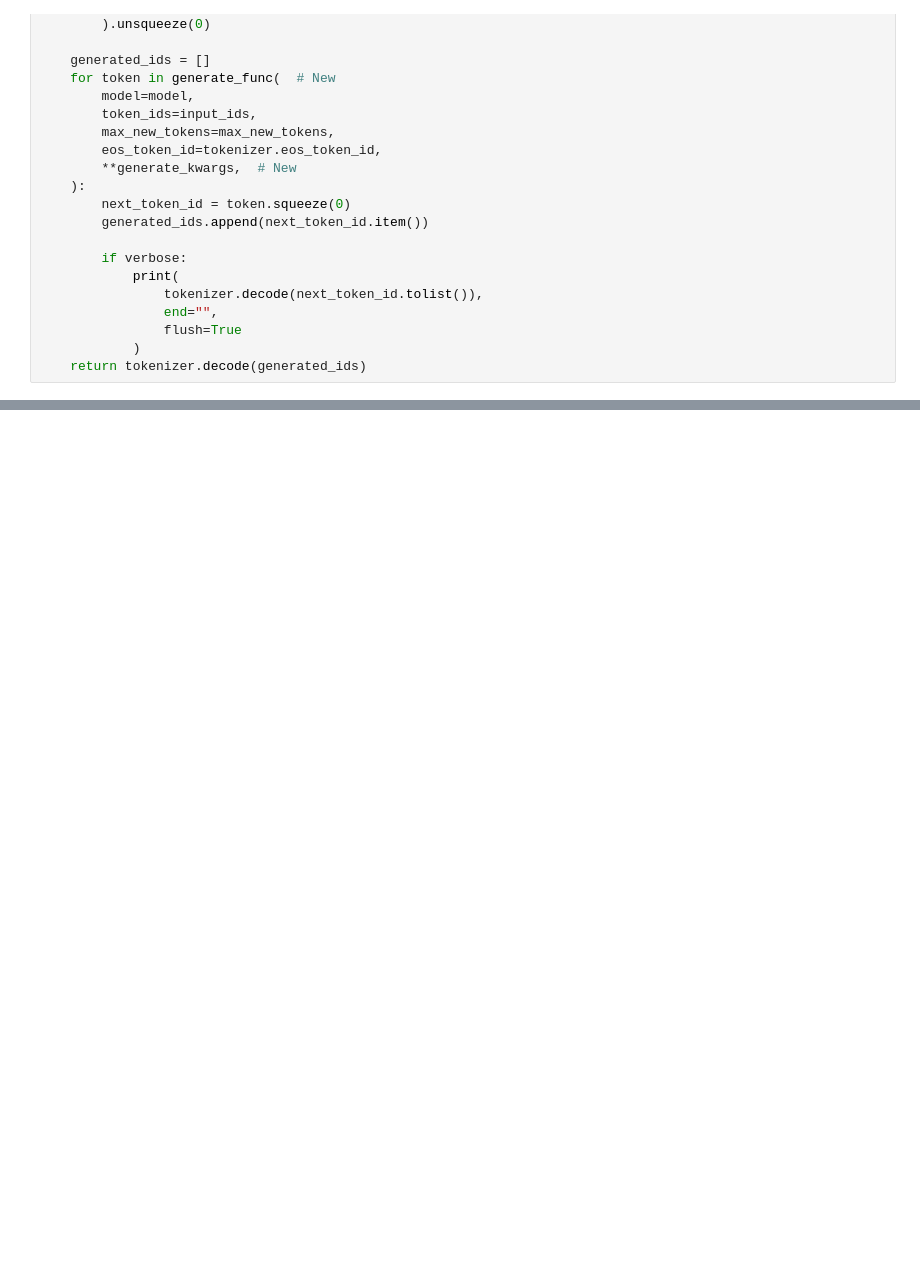
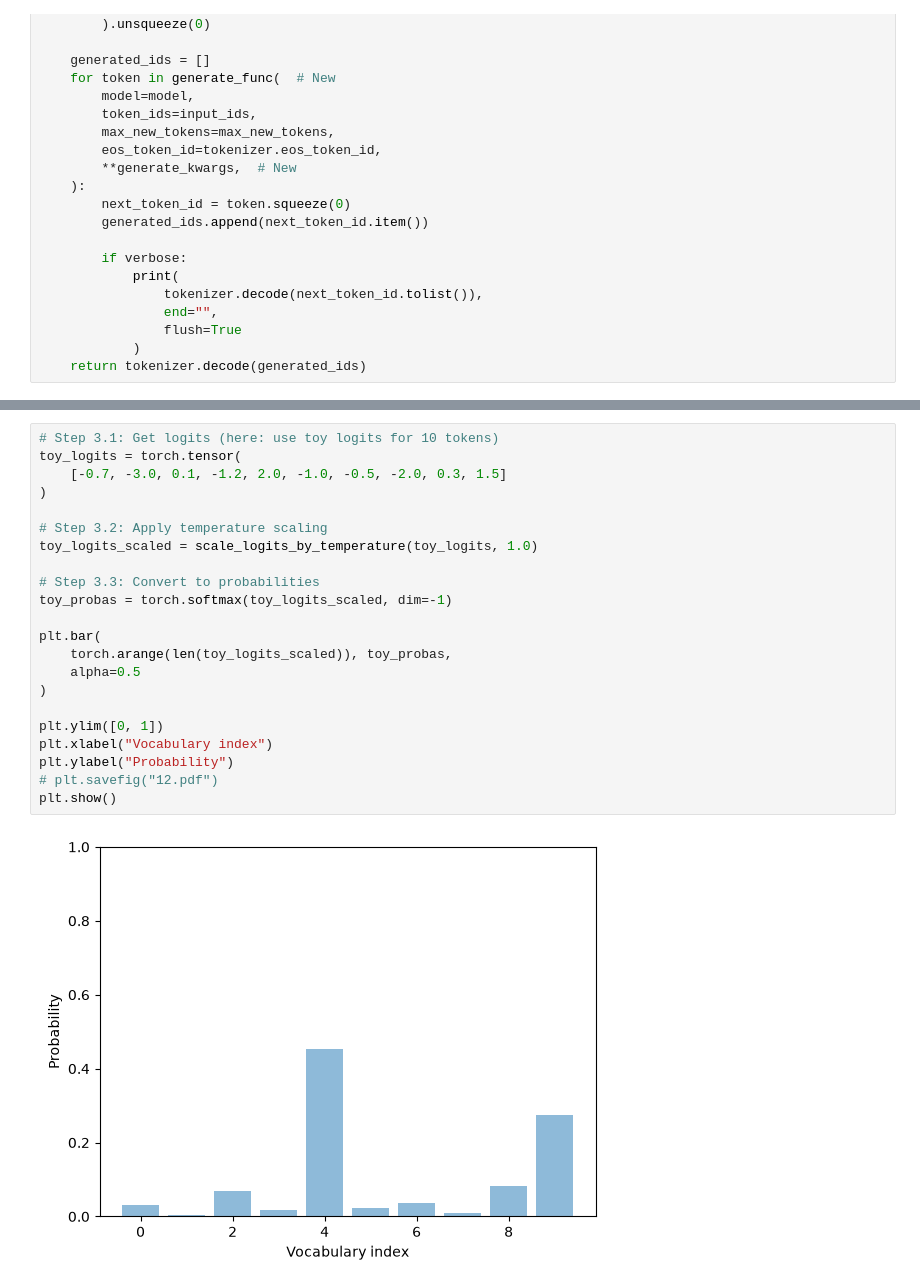
Before and after one commit to leonardoburbanov/small-llm-advanced, a Jupyter notebook: initial.ipynb, the cells around one changed output, grey strips where cells are left out. Drawn from its saved outputs; the diff is of its cells as text; blank space fills up the shorter version.

```diff
--- a/initial.ipynb
+++ b/initial.ipynb
@@ -1361,0 +1649,24 @@ response = generate_text_stream_concat_flex(
+# %%
+# Step 3.1: Get logits (here: use toy logits for 10 tokens)
+toy_logits = torch.tensor(
+    [-0.7, -3.0, 0.1, -1.2, 2.0, -1.0, -0.5, -2.0, 0.3, 1.5]
+)
+
+# Step 3.2: Apply temperature scaling
+toy_logits_scaled = scale_logits_by_temperature(toy_logits, 1.0)
+
+# Step 3.3: Convert to probabilities
+toy_probas = torch.softmax(toy_logits_scaled, dim=-1)
+
+plt.bar(
+    torch.arange(len(toy_logits_scaled)), toy_probas,
+    alpha=0.5
+)
+
+plt.ylim([0, 1])
+plt.xlabel("Vocabulary index")
+plt.ylabel("Probability")
+# plt.savefig("12.pdf")
+plt.show()
+# %% [output]
+[figure, added]
```
Also changed, not shown: parts of 73 cells of this notebook.
